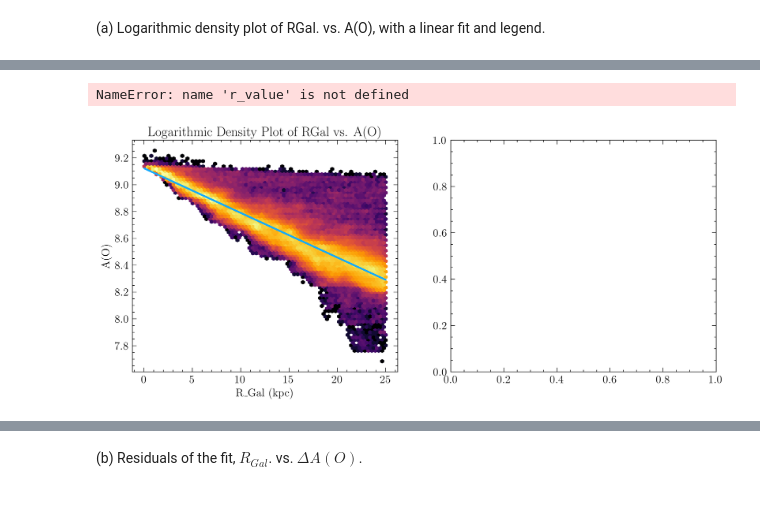
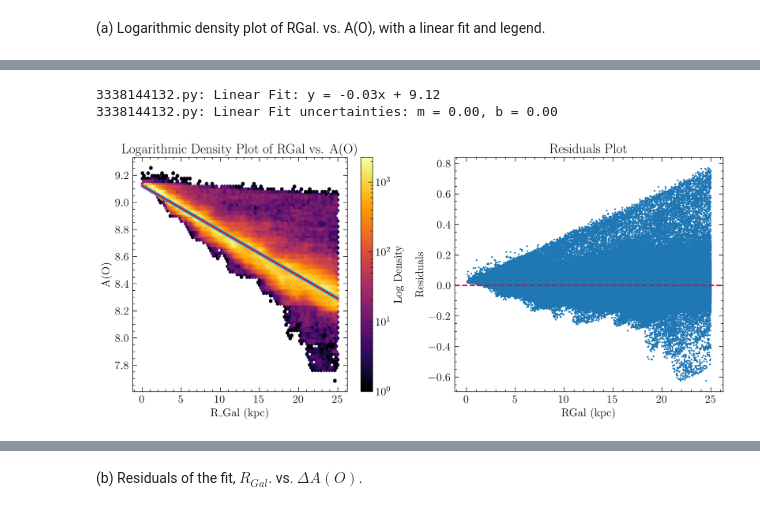
Before and after one commit to gkb21/ASTR4004_assignment3, a Jupyter notebook: assignment_3.ipynb, the cells around one changed output, grey strips where cells are left out. Saved outputs shown, nothing was run; the diff lists cells and outputs as text; code cells hidden in the pictures.

```diff
--- a/assignment_3.ipynb
+++ b/assignment_3.ipynb
@@ -203,0 +199,4 @@ Notes:
+# %%
+residuals = A_O - linear_model.predict(x_with_intercept)
+plt.scatter(RGal, residuals, s=2, alpha=1)
+plt.axhline(0, color='red', linestyle='--', label='Zero Residual')
@@ -204,24 +224,40 @@ Notes:
+# %%
+print(f"Linear Fit: y = {m_linear:.2f}x + {b_linear:.2f}")
+print(f"Linear Fit uncertainties: m = {perr_linear[0]:.2f}, b = {perr_linear[1]:.2f}")
+# %% [output]
+3338144132.py: Linear Fit: y = -0.03x + 9.12
+3338144132.py: Linear Fit uncertainties: m = 0.00, b = 0.00
 # %%
 # Create the plot
 # Create the figure
 fig = plt.figure(figsize=(15, 6))
 ax1 = fig.add_subplot(121)  # First subplot
 ax2 = fig.add_subplot(122)  # Second subplot
 
 
 hb = ax1.hexbin(RGal_filtered, A_O_filtered, gridsize=70, cmap='inferno', bins='log')
-fitline = ax1.plot(RGal_filtered, A_O_fit, color=(0.078, 0.667, 1.0), linewidth=2.5,label='Linear Fit')
+ax1.plot(RGal_filtered, A_O_fit, color=(0.078, 0.667, 1.0), linewidth=5,label='Linear Fit')
+ax1.plot(x_smooth, linear_fit, label='Linear Fit', color='red')
 ax1.set_xlabel('R_Gal (kpc)')
 ax1.set_ylabel('A(O)')
 ax1.set_title('Logarithmic Density Plot of RGal vs. A(O)')
-fit_info = f'Slope: {m:.2f}, Intercept: {b:.2f}, R²: {r_value**2:.2f}'
-ax1.legend([fitline[0]], [fit_info], loc='lower left')
-plt.colorbar(hb, ax=ax, label='Log Density')
+
+ax2.scatter(RGal, residuals, s=2, alpha=1)
+ax2.axhline(0, color='red', linestyle='--', label='Zero Residual')
+ax2.set_xlabel('RGal (kpc)')
+ax2.set_ylabel('Residuals')
+ax2.set_title('Residuals Plot')
+
+
+
+
+#fit_info = f'Slope: {m:.2f}, Intercept: {b:.2f}, R²: {r_value**2:.2f}'
+#ax1.legend([fitline[0]], [fit_info], loc='lower left')
+plt.colorbar(hb, ax=ax1, label='Log Density')
 plt.savefig('figures/RGal_vs_AO.png', bbox_inches='tight')
 plt.show()
 # Save the figure
 
 plt.close()  # Close the figure to free memory
 # %% [output]
-NameError: name 'r_value' is not defined
-[figure, old version]
+[figure, new version]
```
Also changed, not shown: parts of 6 cells of this notebook, 1 other file.
